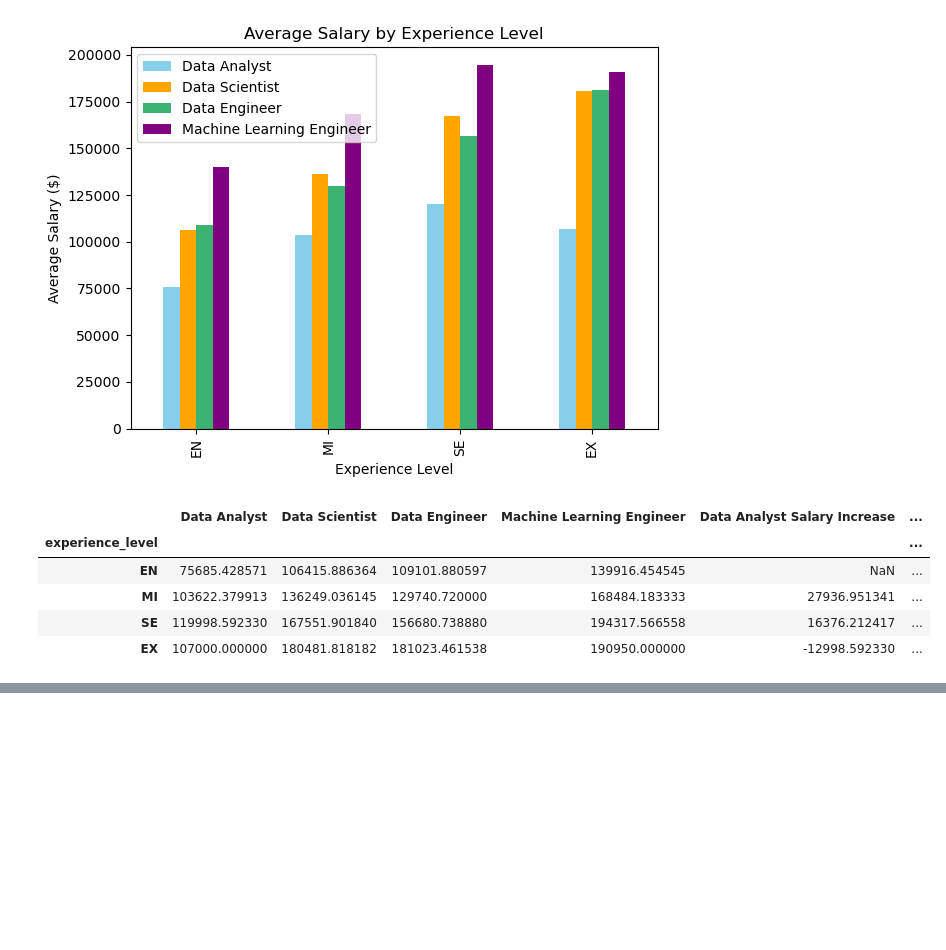
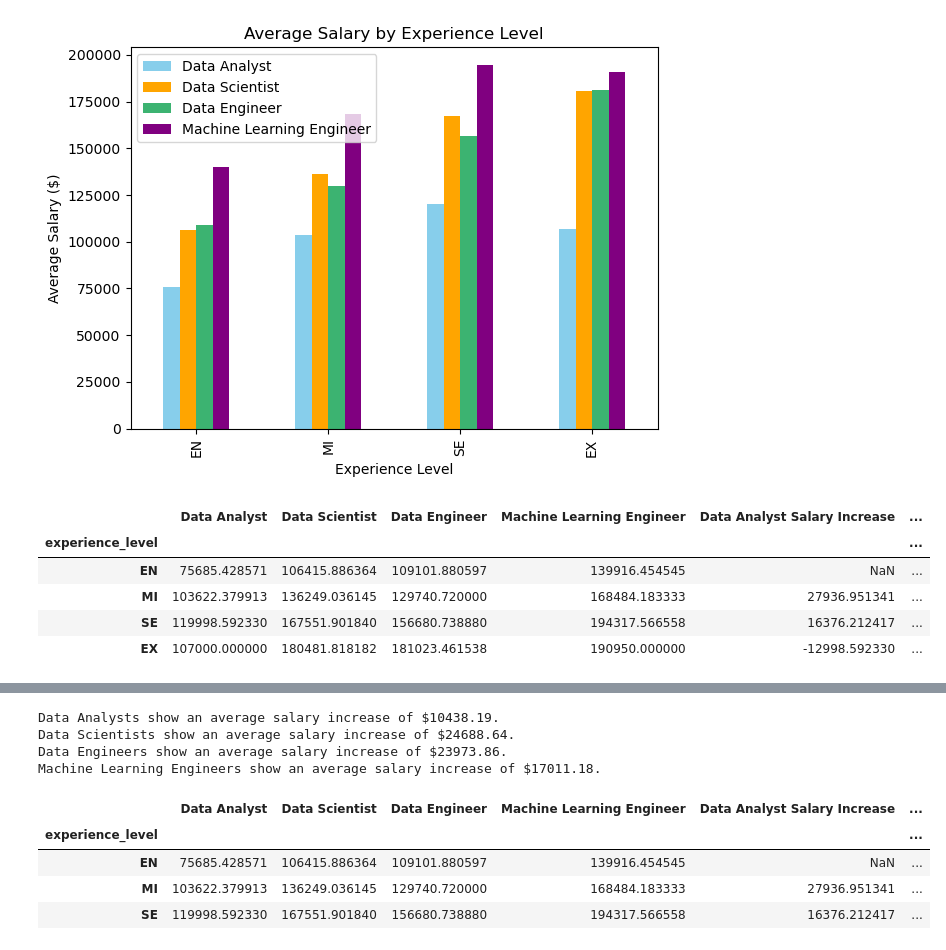
Before and after one commit to christian-a-smith/project-1, a Jupyter notebook: Question 2/experience_levels.ipynb, the cells around one changed output, grey strips where cells are left out. Cells and saved outputs as stored; diff of their text form; code cells hidden in the pictures; blank space fills up the shorter version.

```diff
--- a/Question 2/experience_levels.ipynb
+++ b/Question 2/experience_levels.ipynb
@@ -205,0 +214,26 @@ plt.show()
+# %%
+# print average salary increases for output
+avg_salary_increase_DA = round(avg_salaries_by_experience_level["Data Analyst Salary Increase"].mean(),2)
+avg_salary_increase_DS = round(avg_salaries_by_experience_level["Data Scientist Salary Increase"].mean(),2)
+avg_salary_increase_DE = round(avg_salaries_by_experience_level["Data Engineer Salary Increase"].mean(),2)
+avg_salary_increase_MLE = round(avg_salaries_by_experience_level["Machine Learning Engineer Salary Increase"].mean(),2)
+
+print(f"Data Analysts show an average salary increase of ${avg_salary_increase_DA}.")
+print(f"Data Scientists show an average salary increase of ${avg_salary_increase_DS}.")
+print(f"Data Engineers show an average salary increase of ${avg_salary_increase_DE}.")
+print(f"Machine Learning Engineers show an average salary increase of ${avg_salary_increase_MLE}.")
+# %% [output]
+Data Analysts show an average salary increase of $10438.19.
+Data Scientists show an average salary increase of $24688.64.
+Data Engineers show an average salary increase of $23973.86.
+Machine Learning Engineers show an average salary increase of $17011.18.
+# %%
+# drop executive due to incomplete data, see if this will give me a more complete picture
+avg_salaries_by_experience_level_drop_ex = avg_salaries_by_experience_level.loc[["EN", "MI", "SE"]]
+avg_salaries_by_experience_level_drop_ex
+# %% [output]
+|  | Data Analyst | Data Scientist | Data Engineer | Machine Learning Engineer | Data Analyst Salary Increase | ... |
+| experience_level |  |  |  |  |  | ... |
+| EN | 75685.428571 | 106415.886364 | 109101.880597 | 139916.454545 | NaN | ... |
+| MI | 103622.379913 | 136249.036145 | 129740.720000 | 168484.183333 | 27936.951341 | ... |
+| SE | 119998.592330 | 167551.901840 | 156680.738880 | 194317.566558 | 16376.212417 | ... |
```
Also changed, not shown: parts of 15 cells of this notebook, 7 other files.
